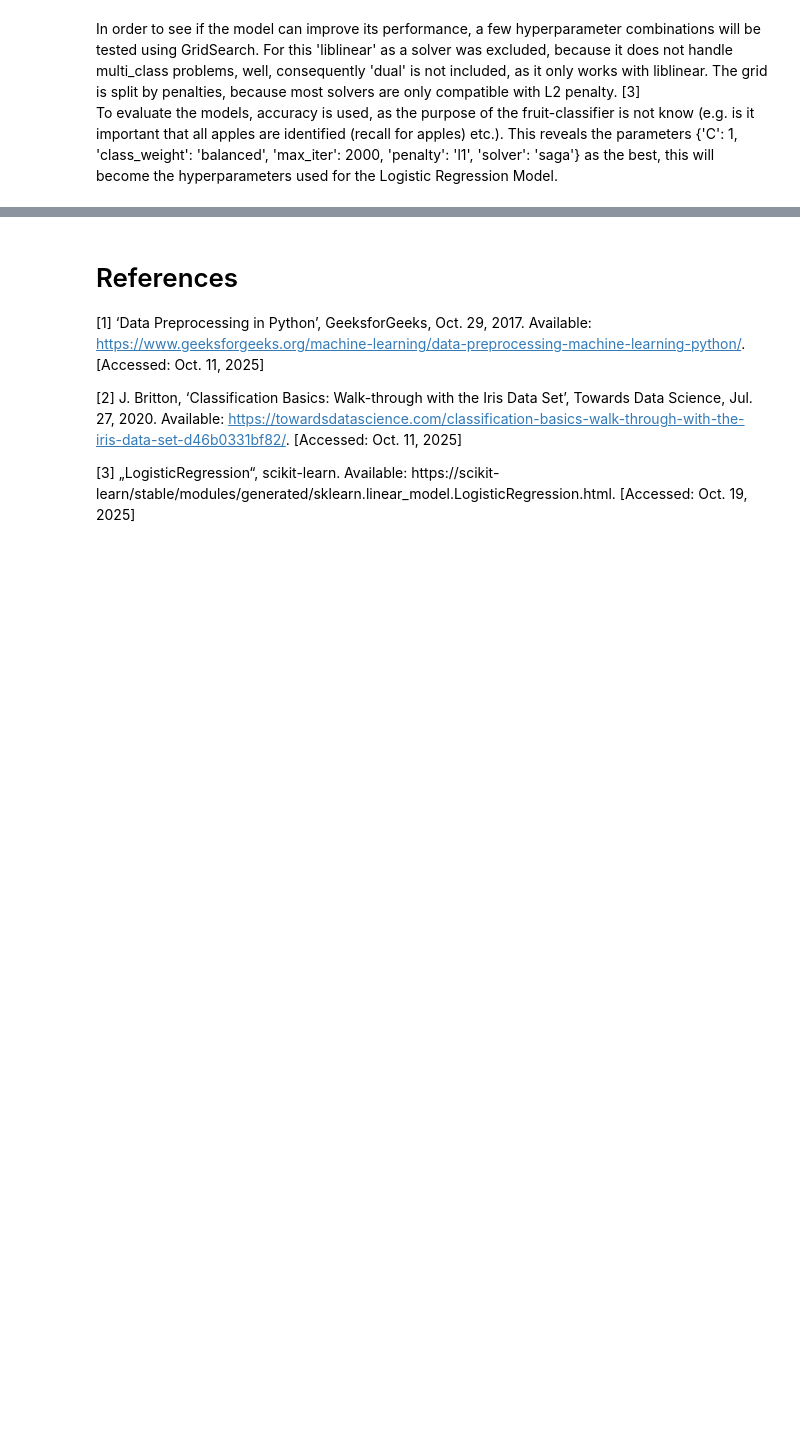
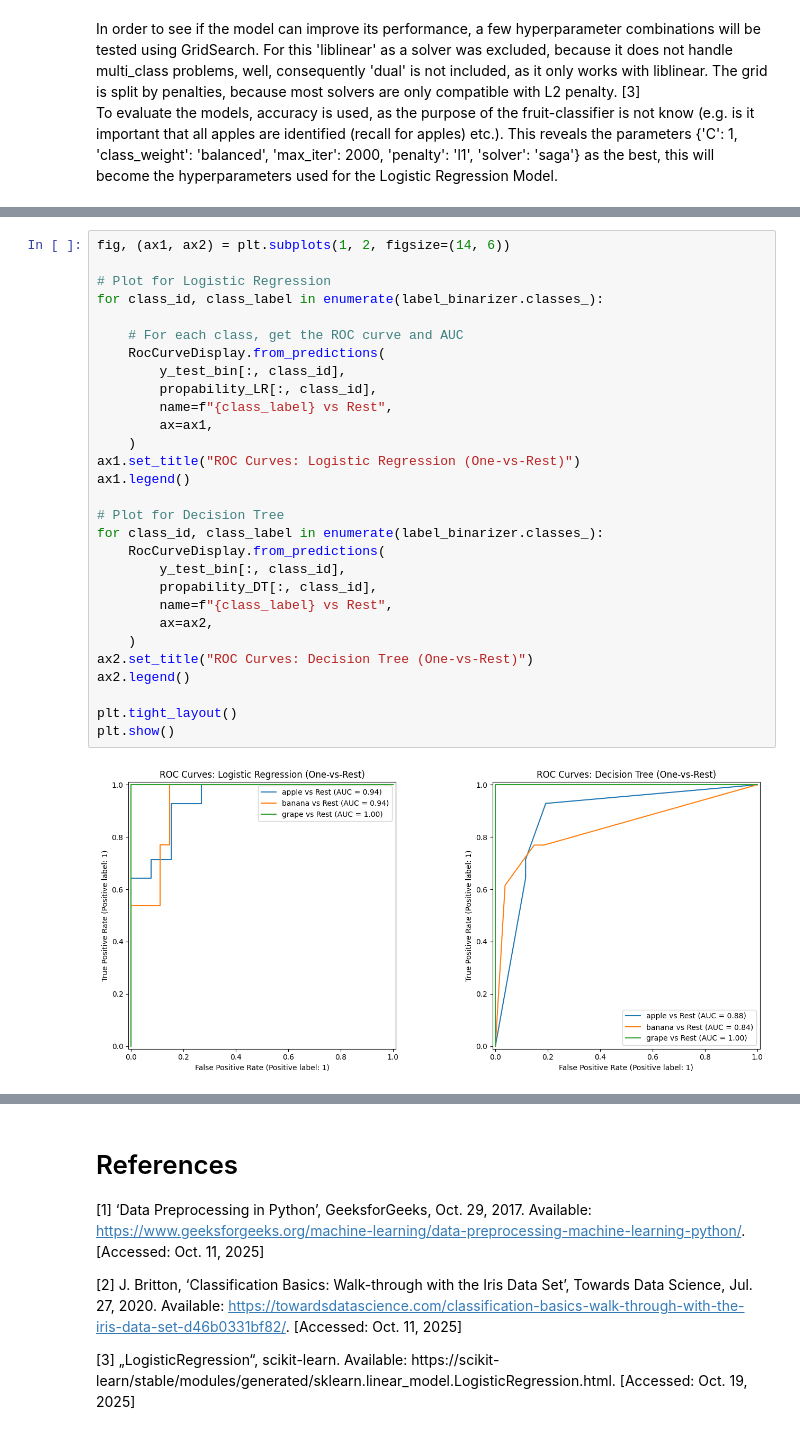
Before and after one commit to monbbemka/fruit-classifier, a Jupyter notebook: notebooks/fruit_classification.ipynb, the cells around one changed output, grey strips where cells are left out. Drawn from its saved outputs; the diff is of its cells as text; blank space fills up the shorter version.

```diff
--- a/notebooks/fruit_classification.ipynb
+++ b/notebooks/fruit_classification.ipynb
@@ -536,0 +550,31 @@ Confusion Matrix:
+# %%
+fig, (ax1, ax2) = plt.subplots(1, 2, figsize=(14, 6))
+
+# Plot for Logistic Regression
+for class_id, class_label in enumerate(label_binarizer.classes_):
+
+    # For each class, get the ROC curve and AUC
+    RocCurveDisplay.from_predictions(
+        y_test_bin[:, class_id],
+        propability_LR[:, class_id],
+        name=f"{class_label} vs Rest",
+        ax=ax1,
+    )
+ax1.set_title("ROC Curves: Logistic Regression (One-vs-Rest)")
+ax1.legend()
+
+# Plot for Decision Tree
+for class_id, class_label in enumerate(label_binarizer.classes_):
+    RocCurveDisplay.from_predictions(
+        y_test_bin[:, class_id],
+        propability_DT[:, class_id],
+        name=f"{class_label} vs Rest",
+        ax=ax2,
+    )
+ax2.set_title("ROC Curves: Decision Tree (One-vs-Rest)")
+ax2.legend()
+
+plt.tight_layout()
+plt.show()
+# %% [output]
+[figure, added]
```
Also changed, not shown: parts of 40 cells of this notebook, 3 other files.
